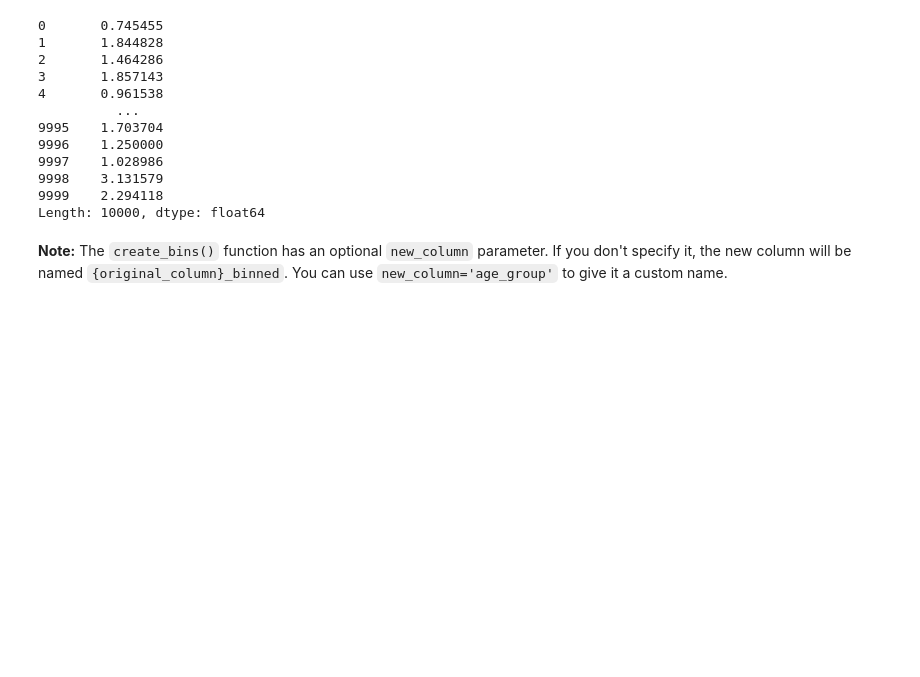
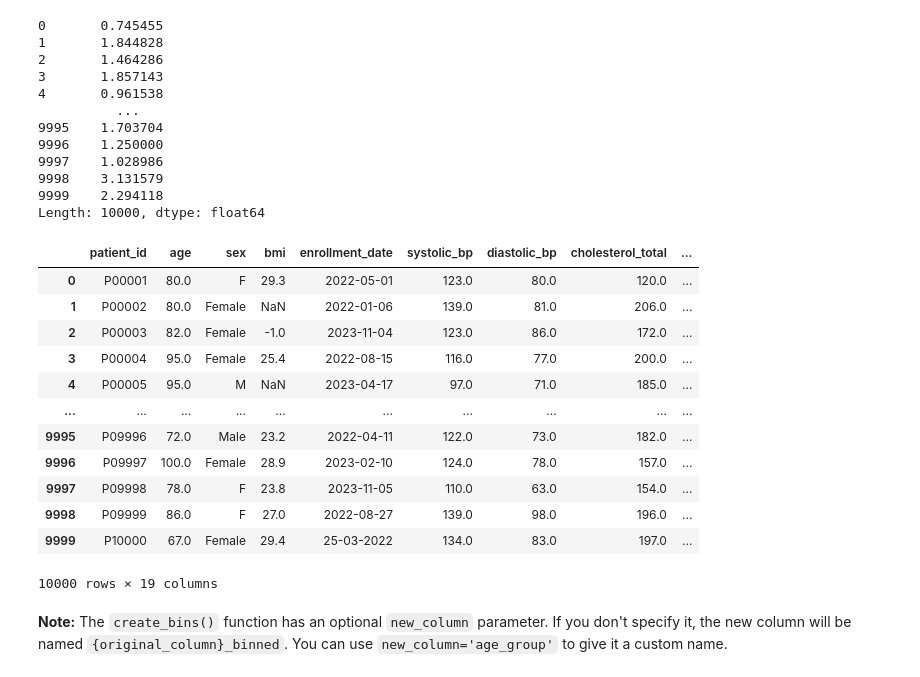
Before and after one commit to UCSF-DataSci/ds217-midterm-Dellaraam, a Jupyter notebook: q6_transformation.ipynb, the cells around one changed output. Drawn from its saved outputs; the diff is of its cells as text; code cells hidden in the pictures; blank space fills up the shorter version.

```diff
--- a/q6_transformation.ipynb
+++ b/q6_transformation.ipynb
@@ -113,2 +130,19 @@ Length: 10000, dtype: float64
+# %%
+# TODO: Categorize blood pressure
+create_bins(df, column='systolic_bp', bins = [0, 120, 130, 200], labels=['Normal','Elevated', 'High'])
+# %% [output]
+|  | patient_id | age | sex | bmi | enrollment_date | systolic_bp | diastolic_bp | cholesterol_total | ... |
+| 0 | P00001 | 80.0 | F | 29.3 | 2022-05-01 | 123.0 | 80.0 | 120.0 | ... |
+| 1 | P00002 | 80.0 | Female | NaN | 2022-01-06 | 139.0 | 81.0 | 206.0 | ... |
+| 2 | P00003 | 82.0 | Female | -1.0 | 2023-11-04 | 123.0 | 86.0 | 172.0 | ... |
+| 3 | P00004 | 95.0 | Female | 25.4 | 2022-08-15 | 116.0 | 77.0 | 200.0 | ... |
+| 4 | P00005 | 95.0 | M | NaN | 2023-04-17 | 97.0 | 71.0 | 185.0 | ... |
+| ... | ... | ... | ... | ... | ... | ... | ... | ... | ... |
+| 9995 | P09996 | 72.0 | Male | 23.2 | 2022-04-11 | 122.0 | 73.0 | 182.0 | ... |
+| 9996 | P09997 | 100.0 | Female | 28.9 | 2023-02-10 | 124.0 | 78.0 | 157.0 | ... |
+| 9997 | P09998 | 78.0 | F | 23.8 | 2023-11-05 | 110.0 | 63.0 | 154.0 | ... |
+| 9998 | P09999 | 86.0 | F | 27.0 | 2022-08-27 | 139.0 | 98.0 | 196.0 | ... |
+| 9999 | P10000 | 67.0 | Female | 29.4 | 25-03-2022 | 134.0 | 83.0 | 197.0 | ... |
+10000 rows × 19 columns
 # %% [markdown]
 **Note:** The `create_bins()` function has an optional `new_column` parameter. If you don't specify it, the new column will be named `{original_column}_binned`. You can use `new_column='age_group'` to give it a custom name.
```
Also changed, not shown: parts of 10 cells of this notebook, 5 other files.
